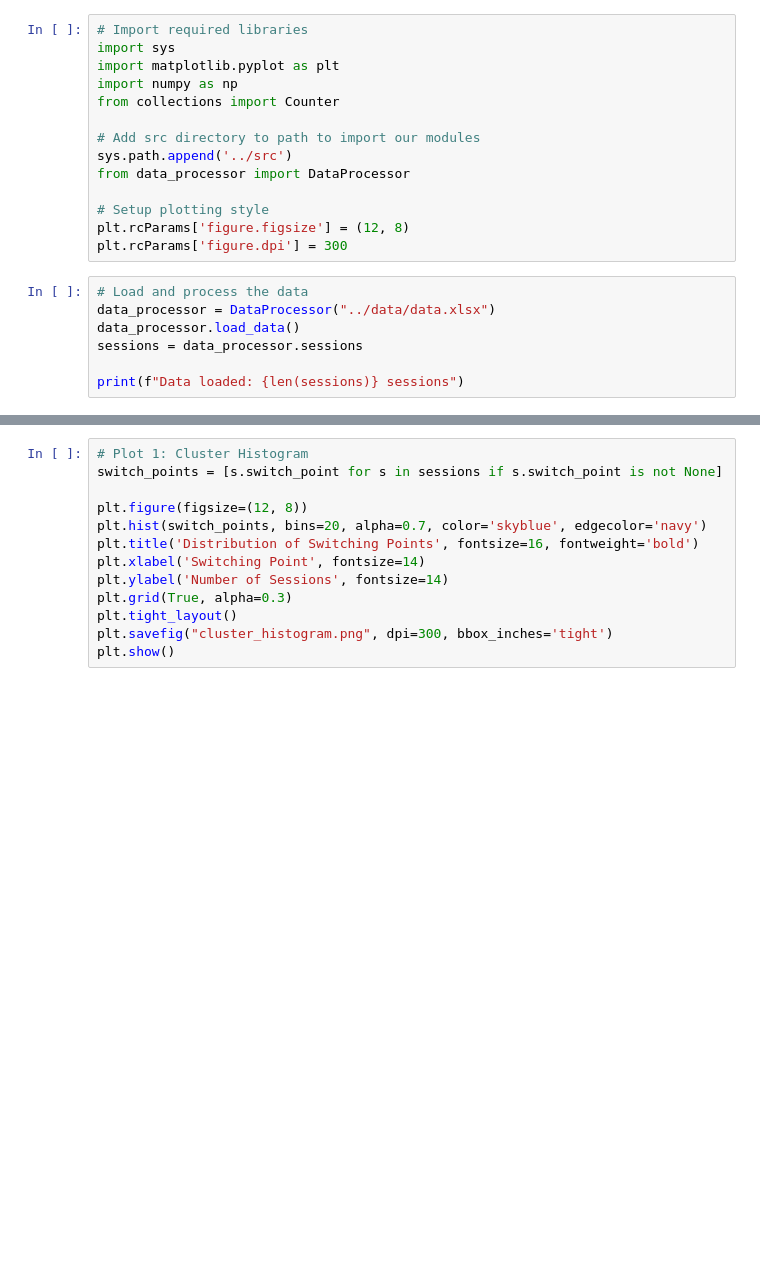
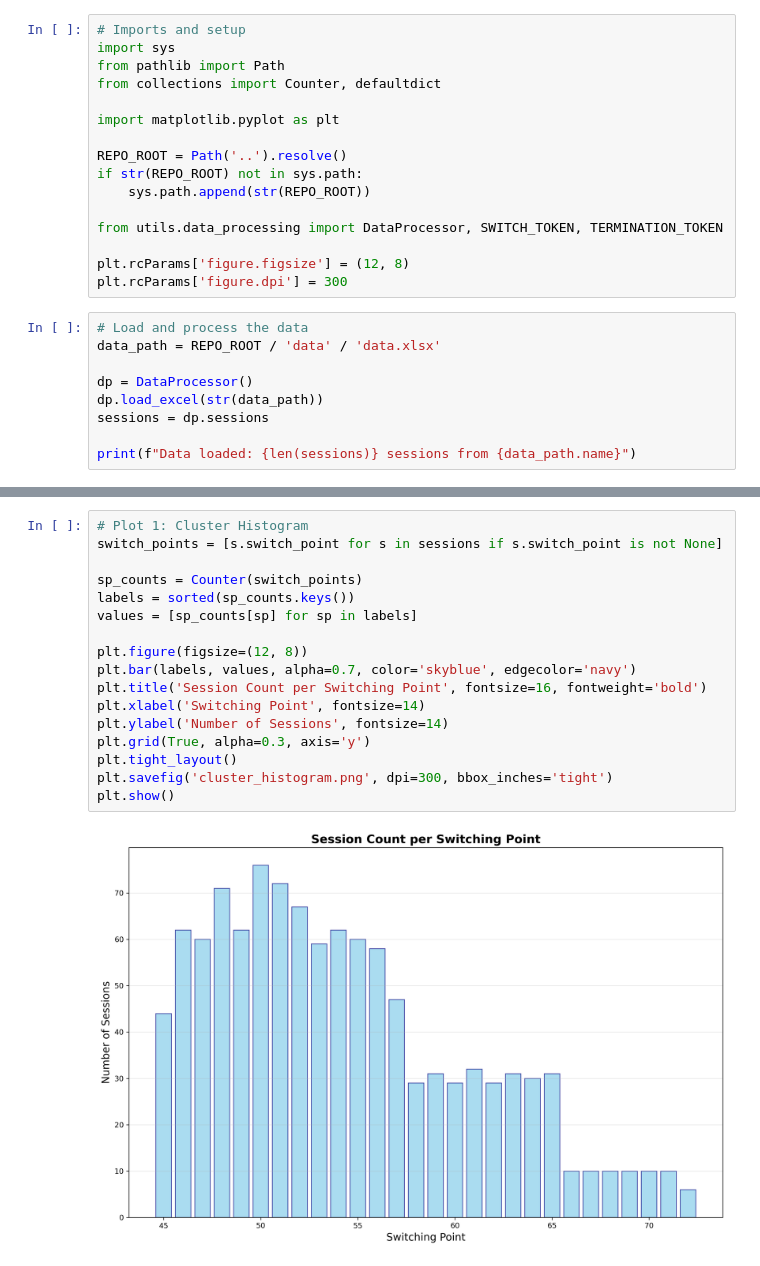
Before and after one commit to omeremeksiz/rl-filling-control, a Jupyter notebook: notebooks/data_analysis.ipynb, the cells around one changed output, grey strips where cells are left out. Cells and saved outputs as stored; diff of their text form; blank space fills up the shorter version.

```diff
--- a/notebooks/data_analysis.ipynb
+++ b/notebooks/data_analysis.ipynb
@@ -1,21 +1,25 @@
 # %%
-# Import required libraries
+# Imports and setup
 import sys
+from pathlib import Path
+from collections import Counter, defaultdict
+
 import matplotlib.pyplot as plt
-import numpy as np
-from collections import Counter
 
-# Add src directory to path to import our modules
-sys.path.append('../src')
-from data_processor import DataProcessor
+REPO_ROOT = Path('..').resolve()
+if str(REPO_ROOT) not in sys.path:
+    sys.path.append(str(REPO_ROOT))
 
-# Setup plotting style
+from utils.data_processing import DataProcessor, SWITCH_TOKEN, TERMINATION_TOKEN
+
 plt.rcParams['figure.figsize'] = (12, 8)
 plt.rcParams['figure.dpi'] = 300
 # %%
 # Load and process the data
-data_processor = DataProcessor("../data/data.xlsx")
-data_processor.load_data()
-sessions = data_processor.sessions
+data_path = REPO_ROOT / 'data' / 'data.xlsx'
 
-print(f"Data loaded: {len(sessions)} sessions")
+dp = DataProcessor()
+dp.load_excel(str(data_path))
+sessions = dp.sessions
+
+print(f"Data loaded: {len(sessions)} sessions from {data_path.name}")
@@ -22,15 +28,21 @@ print(f"Data loaded: {len(sessions)} sessions")
 # %%
 # Plot 1: Cluster Histogram
 switch_points = [s.switch_point for s in sessions if s.switch_point is not None]
 
+sp_counts = Counter(switch_points)
+labels = sorted(sp_counts.keys())
+values = [sp_counts[sp] for sp in labels]
+
 plt.figure(figsize=(12, 8))
-plt.hist(switch_points, bins=20, alpha=0.7, color='skyblue', edgecolor='navy')
-plt.title('Distribution of Switching Points', fontsize=16, fontweight='bold')
+plt.bar(labels, values, alpha=0.7, color='skyblue', edgecolor='navy')
+plt.title('Session Count per Switching Point', fontsize=16, fontweight='bold')
 plt.xlabel('Switching Point', fontsize=14)
 plt.ylabel('Number of Sessions', fontsize=14)
-plt.grid(True, alpha=0.3)
+plt.grid(True, alpha=0.3, axis='y')
 plt.tight_layout()
-plt.savefig("cluster_histogram.png", dpi=300, bbox_inches='tight')
+plt.savefig('cluster_histogram.png', dpi=300, bbox_inches='tight')
 plt.show()
+# %% [output]
+[figure, added]
 # %%
 # Plot 2: Weight Count Histogram
```
Also changed, not shown: parts of 4 cells of this notebook, 7 other files.
